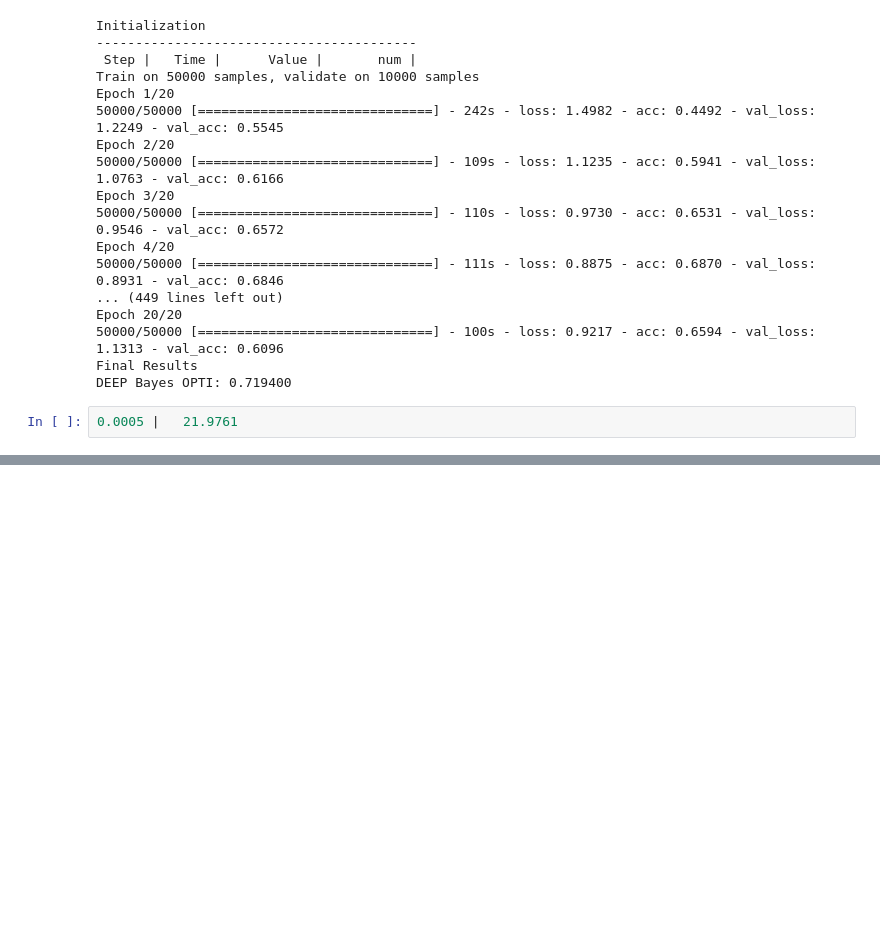
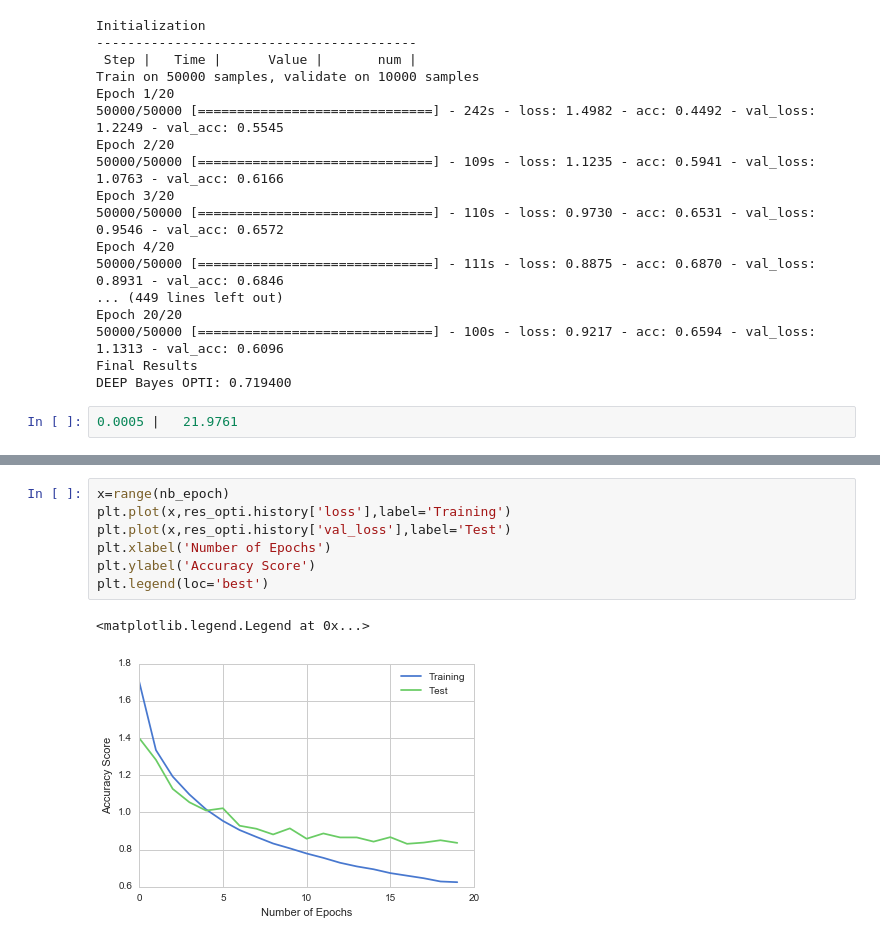
Before and after one commit to RyosukeHonda/Machine-Learning-ND, a Jupyter notebook: Project5/Cifar10/Cifar10 with Keras.ipynb, the cells around one changed output, grey strips where cells are left out. Drawn from its saved outputs; the diff is of its cells as text; blank space fills up the shorter version.

```diff
--- a/Project5/Cifar10/Cifar10 with Keras.ipynb
+++ b/Project5/Cifar10/Cifar10 with Keras.ipynb
@@ -666,0 +700,10 @@ Epoch 4/20
+# %%
+x=range(nb_epoch)
+plt.plot(x,res_opti.history['loss'],label='Training')
+plt.plot(x,res_opti.history['val_loss'],label='Test')
+plt.xlabel('Number of Epochs')
+plt.ylabel('Accuracy Score')
+plt.legend(loc='best')
+# %% [output]
+<matplotlib.legend.Legend at 0x...>
+[figure, added]
```
Also changed, not shown: parts of 5 cells of this notebook.
